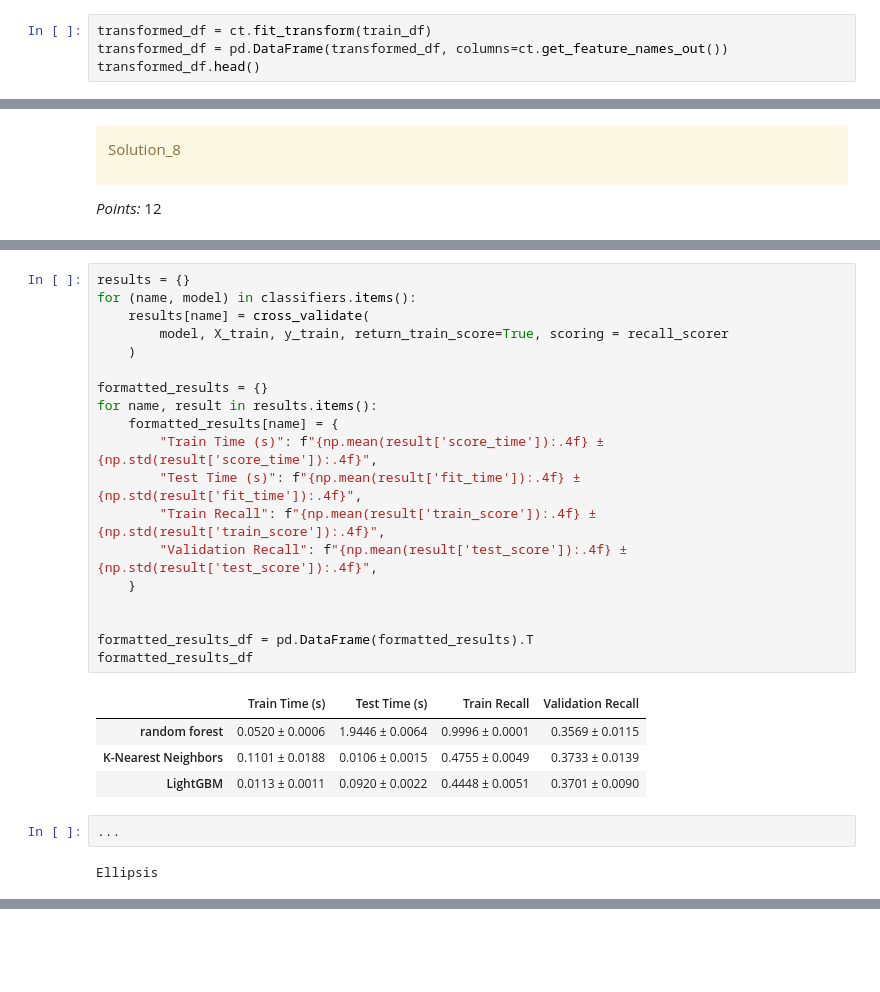
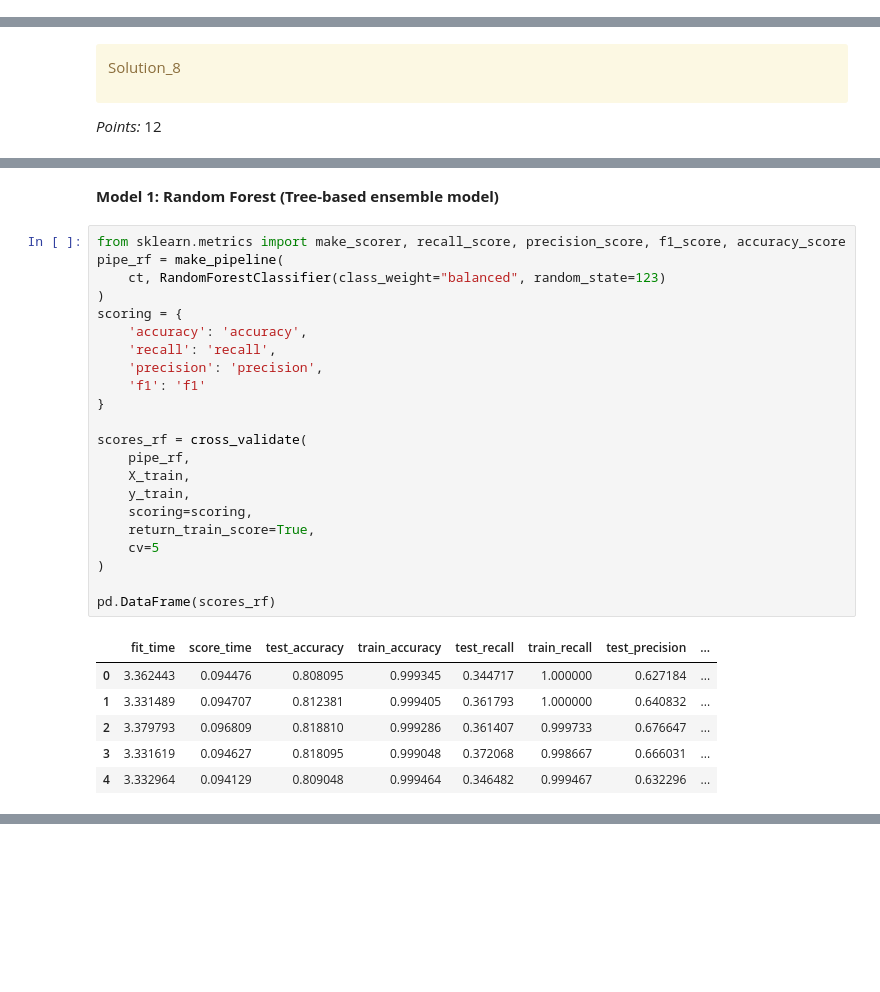
Before and after one commit to hhdning21/credit_card_default_classification, a Jupyter notebook: hw5.ipynb, the cells around one changed output, grey strips where cells are left out. Drawn from its saved outputs; the diff is of its cells as text; blank space fills up the shorter version.

```diff
--- a/hw5.ipynb
+++ b/hw5.ipynb
@@ -477,7 +485,3 @@ ColumnTransformer(transformers=[('standardscaler', StandardScaler(),
                                   'BILL_AMT4', 'BILL_AMT5', 'BILL_AMT6',
                                   'PAY_AMT1', 'PAY_AMT2', 'PAY_AMT3',
                                   'PAY_AMT4', 'PAY_AMT5', 'PAY_AMT6'])])
-# %%
-transformed_df = ct.fit_transform(train_df)
-transformed_df = pd.DataFrame(transformed_df, columns=ct.get_feature_names_out())
-transformed_df.head()
@@ -701,28 +672,31 @@ classifiers = {
-# %%
-results = {}
-for (name, model) in classifiers.items():
-    results[name] = cross_validate(
-        model, X_train, y_train, return_train_score=True, scoring = recall_scorer
-    )
-
-formatted_results = {}
-for name, result in results.items():
-    formatted_results[name] = {
-        "Train Time (s)": f"{np.mean(result['score_time']):.4f} ± {np.std(result['score_time']):.4f}",
-        "Test Time (s)": f"{np.mean(result['fit_time']):.4f} ± {np.std(result['fit_time']):.4f}",
-        "Train Recall": f"{np.mean(result['train_score']):.4f} ± {np.std(result['train_score']):.4f}",
-        "Validation Recall": f"{np.mean(result['test_score']):.4f} ± {np.std(result['test_score']):.4f}",
-    }
-
-
-formatted_results_df = pd.DataFrame(formatted_results).T
-formatted_results_df
-# %% [output]
-|  | Train Time (s) | Test Time (s) | Train Recall | Validation Recall |
-| random forest | 0.0520 ± 0.0006 | 1.9446 ± 0.0064 | 0.9996 ± 0.0001 | 0.3569 ± 0.0115 |
-| K-Nearest Neighbors | 0.1101 ± 0.0188 | 0.0106 ± 0.0015 | 0.4755 ± 0.0049 | 0.3733 ± 0.0139 |
-| LightGBM | 0.0113 ± 0.0011 | 0.0920 ± 0.0022 | 0.4448 ± 0.0051 | 0.3701 ± 0.0090 |
-# %%
-...
-# %% [output]
-Ellipsis
+# %% [markdown]
+**Model 1: Random Forest (Tree-based ensemble model)**
+# %%
+from sklearn.metrics import make_scorer, recall_score, precision_score, f1_score, accuracy_score
+pipe_rf = make_pipeline(
+    ct, RandomForestClassifier(class_weight="balanced", random_state=123)
+)
+scoring = {
+    'accuracy': 'accuracy',
+    'recall': 'recall',
+    'precision': 'precision',
+    'f1': 'f1'
+}
+
+scores_rf = cross_validate(
+    pipe_rf,
+    X_train,
+    y_train,
+    scoring=scoring,
+    return_train_score=True,
+    cv=5
+)
+
+pd.DataFrame(scores_rf)
+# %% [output]
+|  | fit_time | score_time | test_accuracy | train_accuracy | test_recall | train_recall | test_precision | ... |
+| 0 | 3.362443 | 0.094476 | 0.808095 | 0.999345 | 0.344717 | 1.000000 | 0.627184 | ... |
+| 1 | 3.331489 | 0.094707 | 0.812381 | 0.999405 | 0.361793 | 1.000000 | 0.640832 | ... |
+| 2 | 3.379793 | 0.096809 | 0.818810 | 0.999286 | 0.361407 | 0.999733 | 0.676647 | ... |
+| 3 | 3.331619 | 0.094627 | 0.818095 | 0.999048 | 0.372068 | 0.998667 | 0.666031 | ... |
+| 4 | 3.332964 | 0.094129 | 0.809048 | 0.999464 | 0.346482 | 0.999467 | 0.632296 | ... |
```
Also changed, not shown: parts of 46 cells of this notebook.
